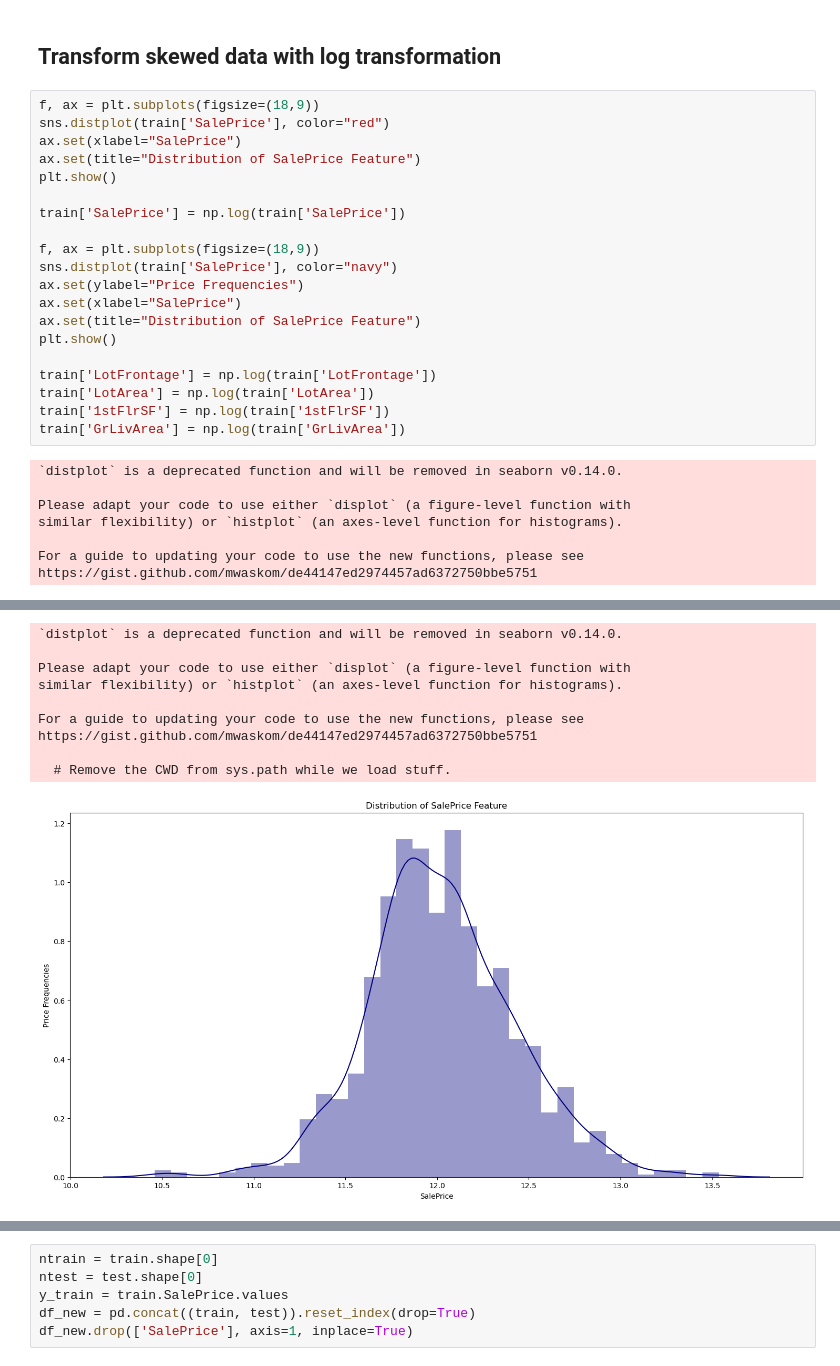
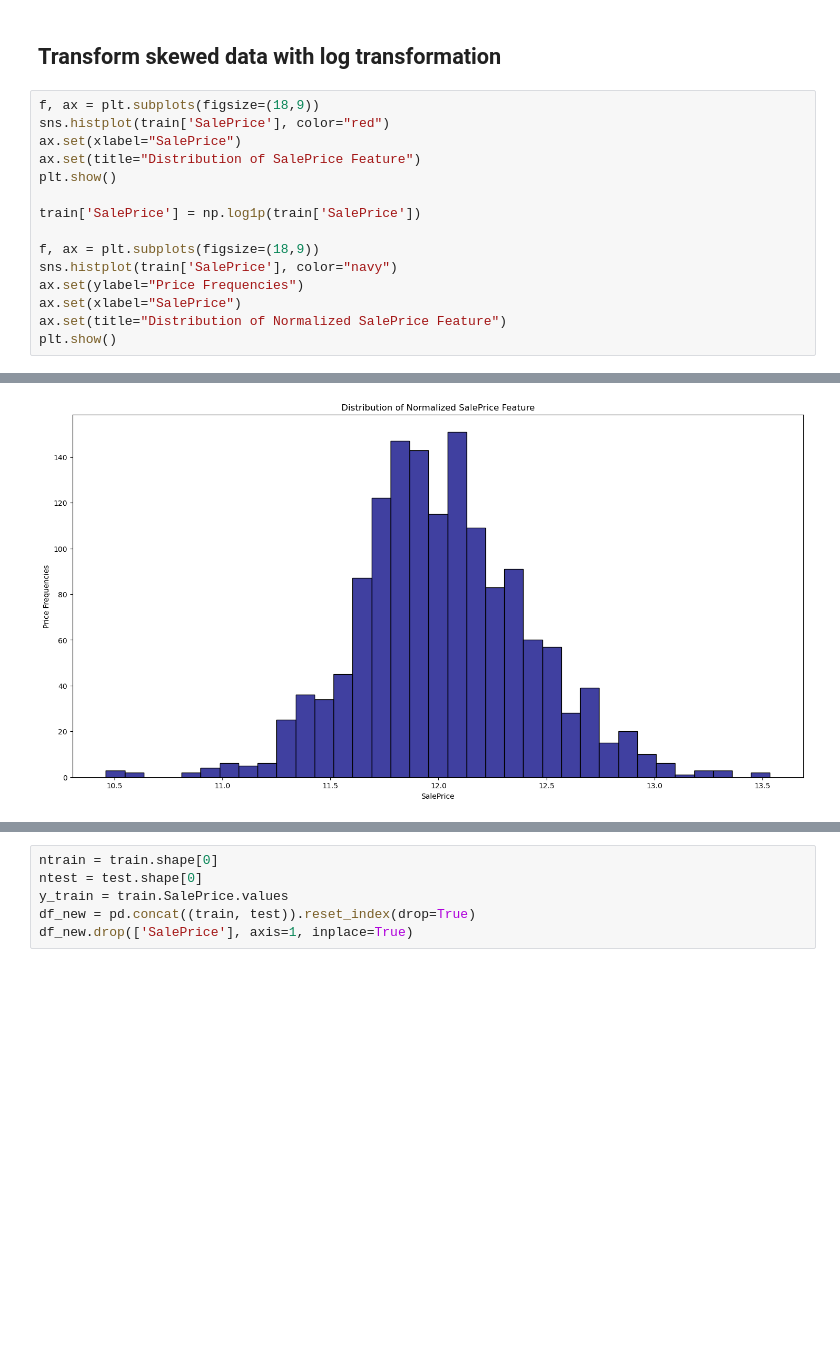
Before and after one commit to p1237777777/House-Prices-Advanced-Regression-Techniques, a Jupyter notebook: house-prices-regression-with-boost-algorithm.ipynb, the cells around one changed output, grey strips where cells are left out. Cells and saved outputs as stored; diff of their text form; blank space fills up the shorter version.

Commit message:
functional change

```diff
--- a/house-prices-regression-with-boost-algorithm.ipynb
+++ b/house-prices-regression-with-boost-algorithm.ipynb
@@ -59,29 +62,17 @@ sns.heatmap(train.corr(), cmap="seismic", annot=True, vmin=-1, vmax=1, fmt='.1f'
 ## Transform skewed data with log transformation
 # %%
 f, ax = plt.subplots(figsize=(18,9))
-sns.distplot(train['SalePrice'], color="red")
+sns.histplot(train['SalePrice'], color="red")
 ax.set(xlabel="SalePrice")
 ax.set(title="Distribution of SalePrice Feature")
 plt.show()
 
-train['SalePrice'] = np.log(train['SalePrice'])
+train['SalePrice'] = np.log1p(train['SalePrice'])
 
 f, ax = plt.subplots(figsize=(18,9))
-sns.distplot(train['SalePrice'], color="navy")
+sns.histplot(train['SalePrice'], color="navy")
 ax.set(ylabel="Price Frequencies")
 ax.set(xlabel="SalePrice")
-ax.set(title="Distribution of SalePrice Feature")
+ax.set(title="Distribution of Normalized SalePrice Feature")
 plt.show()
-
-train['LotFrontage'] = np.log(train['LotFrontage'])
-train['LotArea'] = np.log(train['LotArea'])
-train['1stFlrSF'] = np.log(train['1stFlrSF'])
-train['GrLivArea'] = np.log(train['GrLivArea'])
 # %% [output]
-`distplot` is a deprecated function and will be removed in seaborn v0.14.0.
-
-Please adapt your code to use either `displot` (a figure-level function with
-similar flexibility) or `histplot` (an axes-level function for histograms).
-
-For a guide to updating your code to use the new functions, please see
-https://gist.github.com/mwaskom/de44147ed2974457ad6372750bbe5751
@@ -89,13 +80,4 @@ https://gist.github.com/mwaskom/de44147ed2974457ad6372750bbe5751
-`distplot` is a deprecated function and will be removed in seaborn v0.14.0.
-
-Please adapt your code to use either `displot` (a figure-level function with
-similar flexibility) or `histplot` (an axes-level function for histograms).
-
-For a guide to updating your code to use the new functions, please see
-https://gist.github.com/mwaskom/de44147ed2974457ad6372750bbe5751
-
-  # Remove the CWD from sys.path while we load stuff.
-[figure, old version]
+[figure, new version]
 # %%
 sns.regplot(x = 'TotalBsmtSF', y = 'SalePrice', color = 'navy', data = train)
 plt.show()
```
Also changed, not shown: parts of 24 cells of this notebook.
